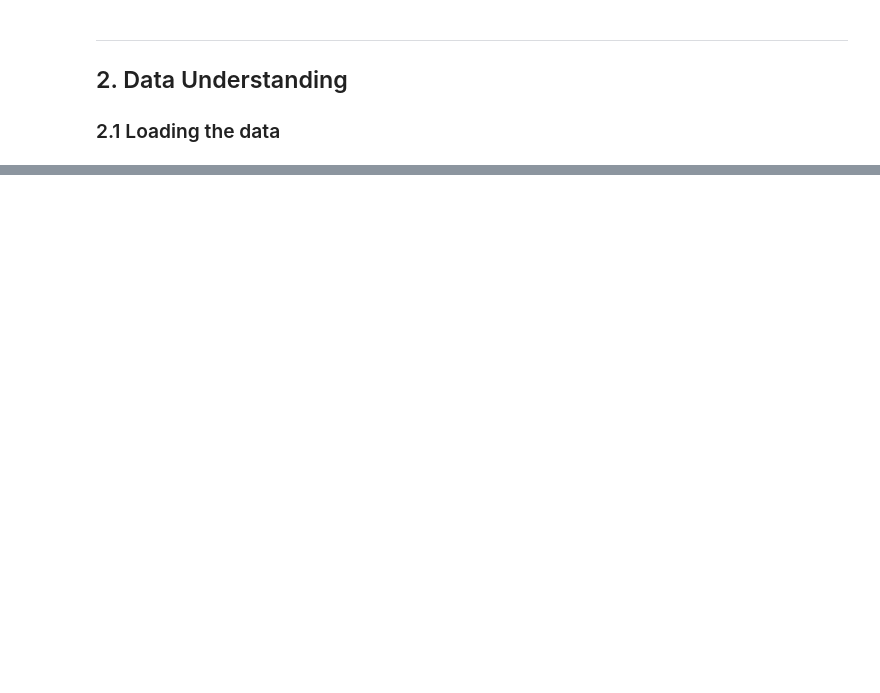
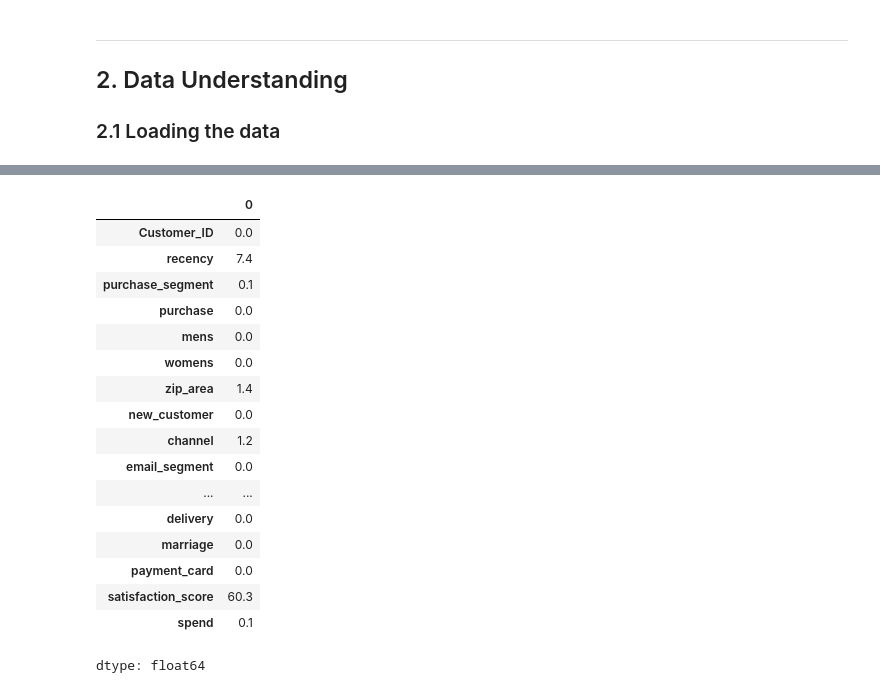
Before and after one commit to ConstantinaGio/aip-email-marketing_Group_32, a Jupyter notebook: IB9BW0_Analytics_in_Practice_Group_32.ipynb, the cells around one changed output, grey strips where cells are left out. Saved outputs shown, nothing was run; the diff lists cells and outputs as text; code cells hidden in the pictures; blank space fills up the shorter version.

```diff
--- a/IB9BW0_Analytics_in_Practice_Group_32.ipynb
+++ b/IB9BW0_Analytics_in_Practice_Group_32.ipynb
@@ -52,0 +141,22 @@ print(f"Break-even uplift: {break_even:.1%}")
+# %%
+# The same missing value check applied to the next campaign file (%)
+(next_campaign.isnull().sum() / len(next_campaign) * 100).round(1)
+# %% [output]
+|  | 0 |
+| Customer_ID | 0.0 |
+| recency | 7.4 |
+| purchase_segment | 0.1 |
+| purchase | 0.0 |
+| mens | 0.0 |
+| womens | 0.0 |
+| zip_area | 1.4 |
+| new_customer | 0.0 |
+| channel | 1.2 |
+| email_segment | 0.0 |
+| ... | ... |
+| delivery | 0.0 |
+| marriage | 0.0 |
+| payment_card | 0.0 |
+| satisfaction_score | 60.3 |
+| spend | 0.1 |
+dtype: float64
```
Also changed, not shown: parts of 36 cells of this notebook.
